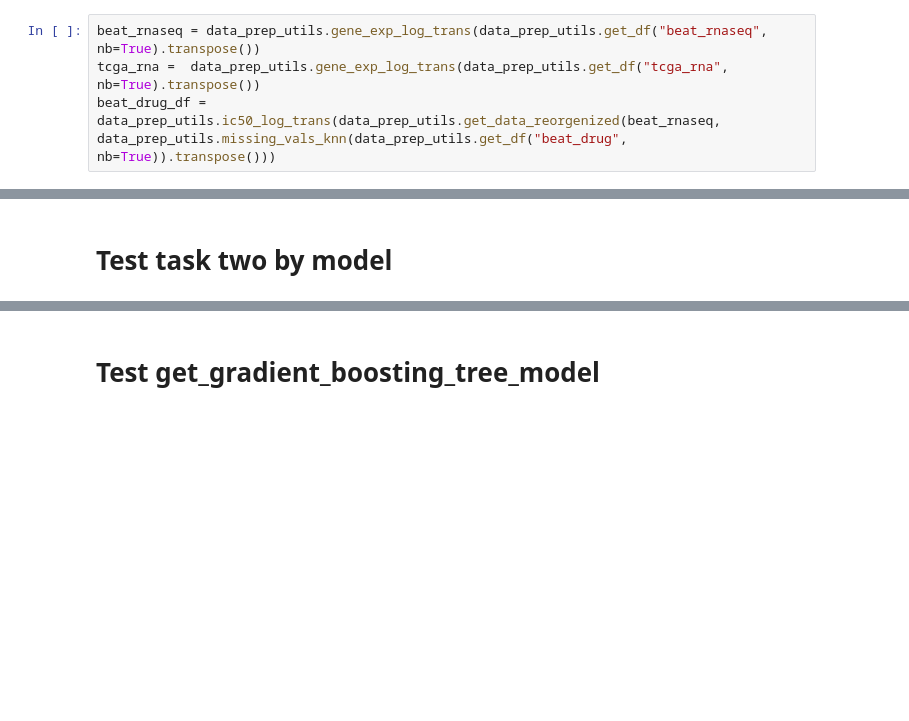
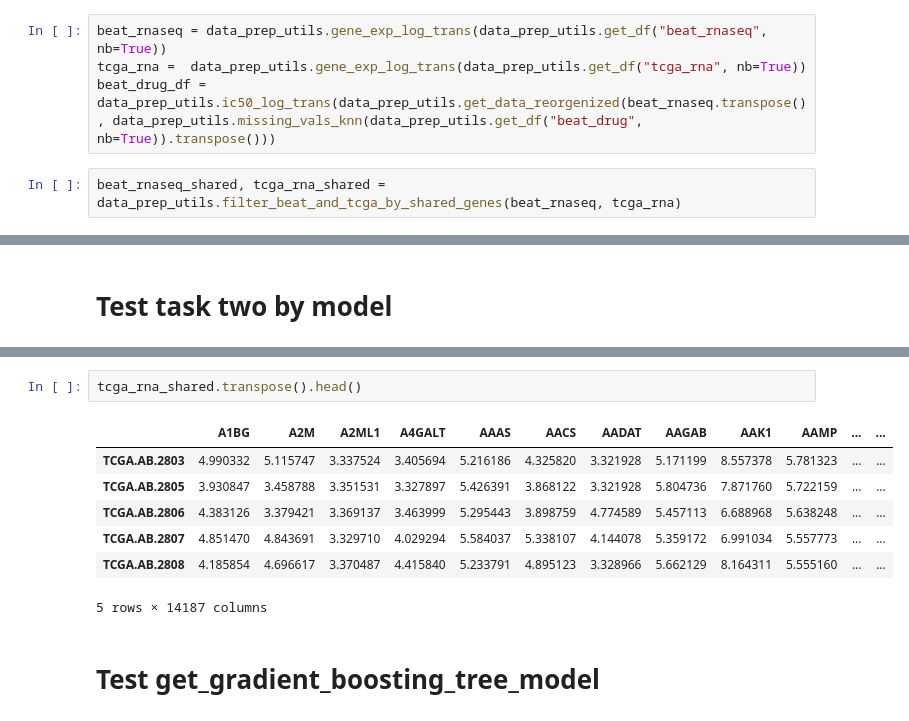
Before and after one commit to Eden5165/workshop_genomic, a Jupyter notebook: noteboot_tests/test_task_two.ipynb, the cells around one changed output, grey strips where cells are left out. Saved outputs shown, nothing was run; the diff lists cells and outputs as text; blank space fills up the shorter version.

```diff
--- a/noteboot_tests/test_task_two.ipynb
+++ b/noteboot_tests/test_task_two.ipynb
@@ -14,4 +14,6 @@ from sklearn.model_selection import train_test_split
 # %%
-beat_rnaseq = data_prep_utils.gene_exp_log_trans(data_prep_utils.get_df("beat_rnaseq", nb=True).transpose())
-tcga_rna =  data_prep_utils.gene_exp_log_trans(data_prep_utils.get_df("tcga_rna", nb=True).transpose())
-beat_drug_df = data_prep_utils.ic50_log_trans(data_prep_utils.get_data_reorgenized(beat_rnaseq, data_prep_utils.missing_vals_knn(data_prep_utils.get_df("beat_drug", nb=True)).transpose()))
+beat_rnaseq = data_prep_utils.gene_exp_log_trans(data_prep_utils.get_df("beat_rnaseq", nb=True))
+tcga_rna =  data_prep_utils.gene_exp_log_trans(data_prep_utils.get_df("tcga_rna", nb=True))
+beat_drug_df = data_prep_utils.ic50_log_trans(data_prep_utils.get_data_reorgenized(beat_rnaseq.transpose(), data_prep_utils.missing_vals_knn(data_prep_utils.get_df("beat_drug", nb=True)).transpose()))
+# %%
+beat_rnaseq_shared, tcga_rna_shared = data_prep_utils.filter_beat_and_tcga_by_shared_genes(beat_rnaseq, tcga_rna)
@@ -31,3 +63,13 @@ testings_utils.get_mse(y_test.transpose(), y_pred.transpose())
+# %%
+tcga_rna_shared.transpose().head()
+# %% [output]
+|  | A1BG | A2M | A2ML1 | A4GALT | AAAS | AACS | AADAT | AAGAB | AAK1 | AAMP | ... | ... |
+| TCGA.AB.2803 | 4.990332 | 5.115747 | 3.337524 | 3.405694 | 5.216186 | 4.325820 | 3.321928 | 5.171199 | 8.557378 | 5.781323 | ... | ... |
+| TCGA.AB.2805 | 3.930847 | 3.458788 | 3.351531 | 3.327897 | 5.426391 | 3.868122 | 3.321928 | 5.804736 | 7.871760 | 5.722159 | ... | ... |
+| TCGA.AB.2806 | 4.383126 | 3.379421 | 3.369137 | 3.463999 | 5.295443 | 3.898759 | 4.774589 | 5.457113 | 6.688968 | 5.638248 | ... | ... |
+| TCGA.AB.2807 | 4.851470 | 4.843691 | 3.329710 | 4.029294 | 5.584037 | 5.338107 | 4.144078 | 5.359172 | 6.991034 | 5.557773 | ... | ... |
+| TCGA.AB.2808 | 4.185854 | 4.696617 | 3.370487 | 4.415840 | 5.233791 | 4.895123 | 3.328966 | 5.662129 | 8.164311 | 5.555160 | ... | ... |
+5 rows × 14187 columns
 # %% [markdown]
 # Test get_gradient_boosting_tree_model
 # %%
```
Also changed, not shown: parts of 7 cells of this notebook, 2 other files.
